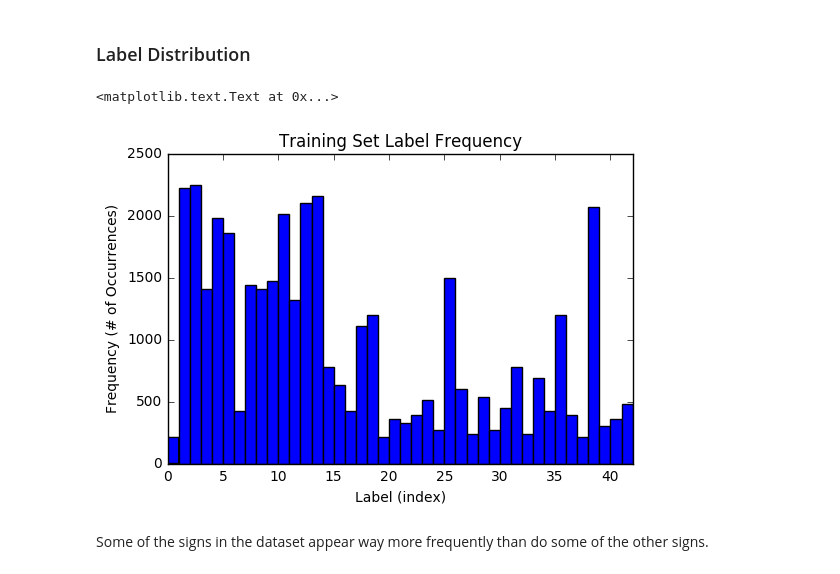
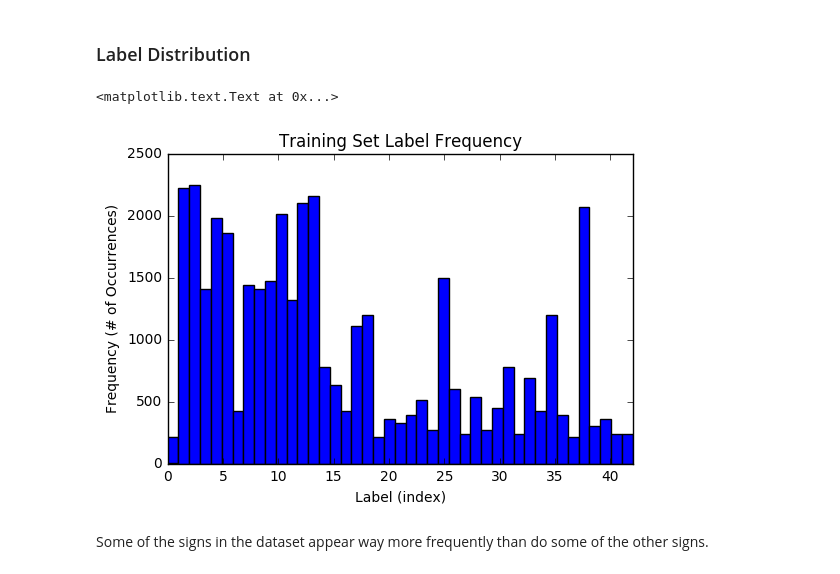
Before and after one commit to mgruben/traffic-signs, a Jupyter notebook: Traffic_Signs_Recognition.ipynb, the cells around one changed output. Cells and saved outputs as stored; diff of their text form; code cells hidden in the pictures.

```diff
--- a/Traffic_Signs_Recognition.ipynb
+++ b/Traffic_Signs_Recognition.ipynb
@@ -92,14 +92,14 @@ I wonder how these labels are distributed
 # %% [markdown]
 ### Label Distribution
 # %%
-n, bins, patches = plt.hist(y_train, bins=42)
+n, bins, patches = plt.hist(y_train, bins=43)
 plt.axis([0,42,0,2500])
 plt.title("Training Set Label Frequency")
 plt.ylabel("Frequency (# of Occurrences)")
 plt.xlabel("Label (index)")
 # %% [output]
 <matplotlib.text.Text at 0x...>
-[figure, old version]
+[figure, new version]
 # %% [markdown]
 Some of the signs in the dataset appear way more frequently than do some of the other signs.
 # %%
```
Also changed, not shown: parts of 10 cells of this notebook.
